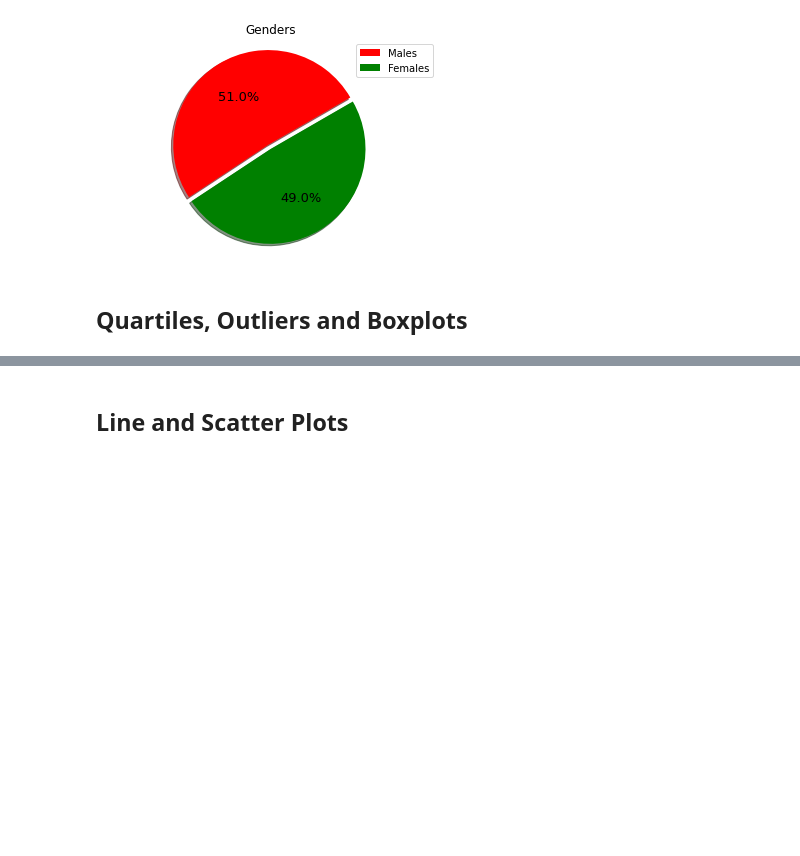
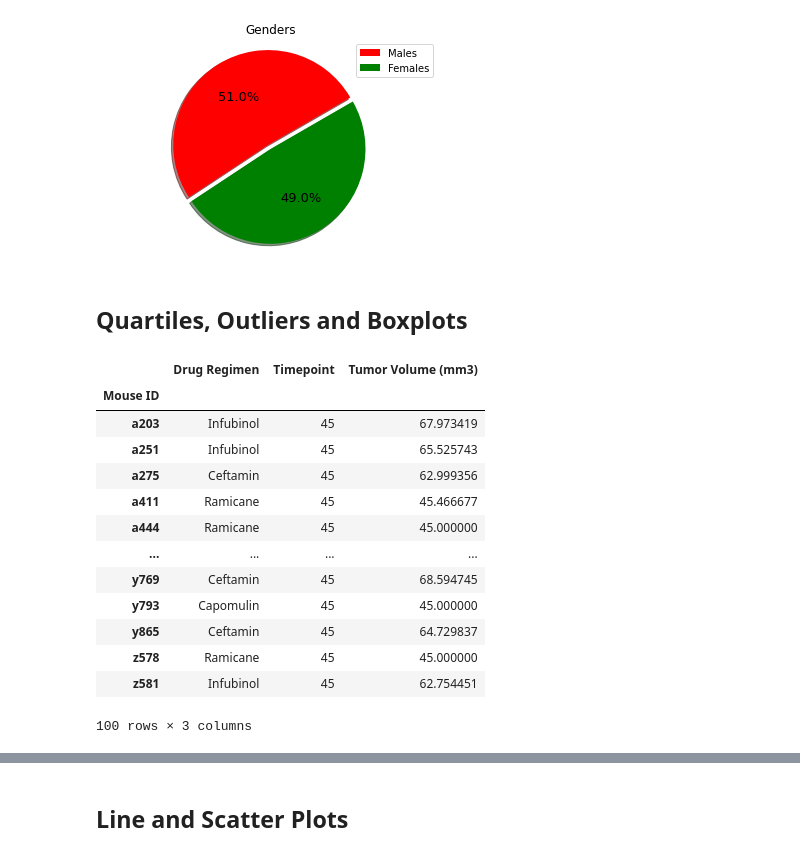
Before and after one commit to hills072/Matplotlib-pymaceuticals, a Jupyter notebook: matplotlib/matplotlib_starter.ipynb, the cells around one changed output, grey strips where cells are left out. Cells and saved outputs as stored; diff of their text form; code cells hidden in the pictures; blank space fills up the shorter version.

```diff
--- a/matplotlib/matplotlib_starter.ipynb
+++ b/matplotlib/matplotlib_starter.ipynb
@@ -212,8 +212,27 @@ plt.show()
 # %%
 # Calculate the final tumor volume of each mouse across four of the treatment regimens:
 # Capomulin, Ramicane, Infubinol, and Ceftamin
-
 # Start by getting the last (greatest) timepoint for each mouse
+# Merge this group df with the original dataframe to get the tumor volume at the last timepoint
 
 
-# Merge this group df with the original dataframe to get the tumor volume at the last timepoint
+grouped_drugs = clean_df[clean_df['Drug Regimen'].isin(['Capomulin','Ramicane','Infubinol','Ceftamin'])]
+mouse_groups = grouped_drugs.groupby(['Mouse ID'])
+final_volume = mouse_groups[['Drug Regimen','Timepoint','Tumor Volume (mm3)']].max()
+
+final_volume
+# %% [output]
+|  | Drug Regimen | Timepoint | Tumor Volume (mm3) |
+| Mouse ID |  |  |  |
+| a203 | Infubinol | 45 | 67.973419 |
+| a251 | Infubinol | 45 | 65.525743 |
+| a275 | Ceftamin | 45 | 62.999356 |
+| a411 | Ramicane | 45 | 45.466677 |
+| a444 | Ramicane | 45 | 45.000000 |
+| ... | ... | ... | ... |
+| y769 | Ceftamin | 45 | 68.594745 |
+| y793 | Capomulin | 45 | 45.000000 |
+| y865 | Ceftamin | 45 | 64.729837 |
+| z578 | Ramicane | 45 | 45.000000 |
+| z581 | Infubinol | 45 | 62.754451 |
+100 rows × 3 columns
```
Also changed, not shown: parts of 5 cells of this notebook.
